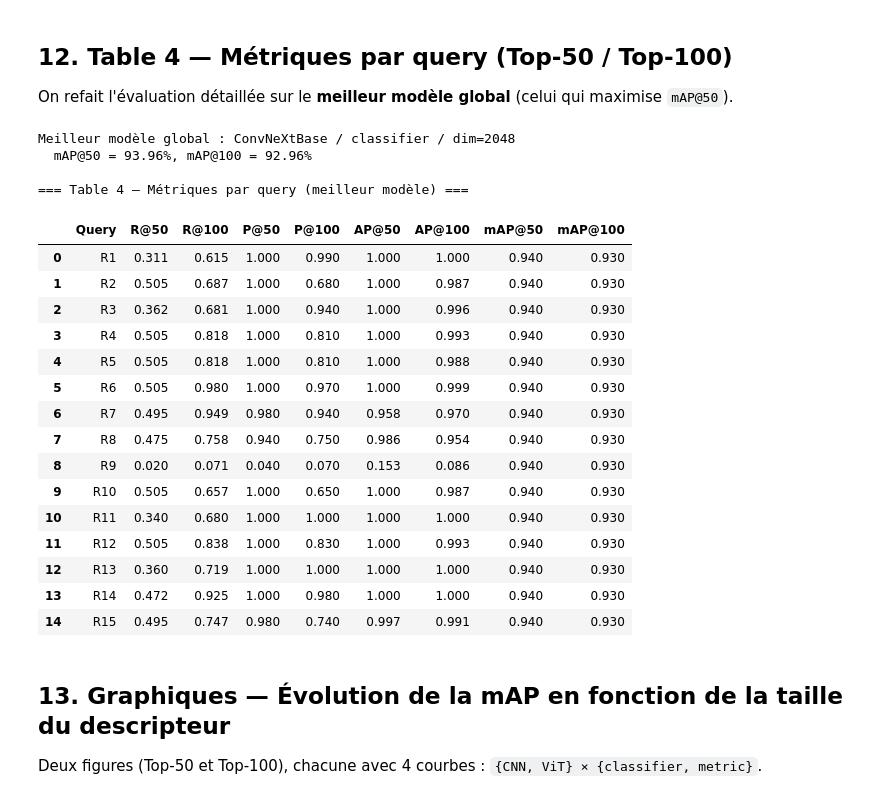
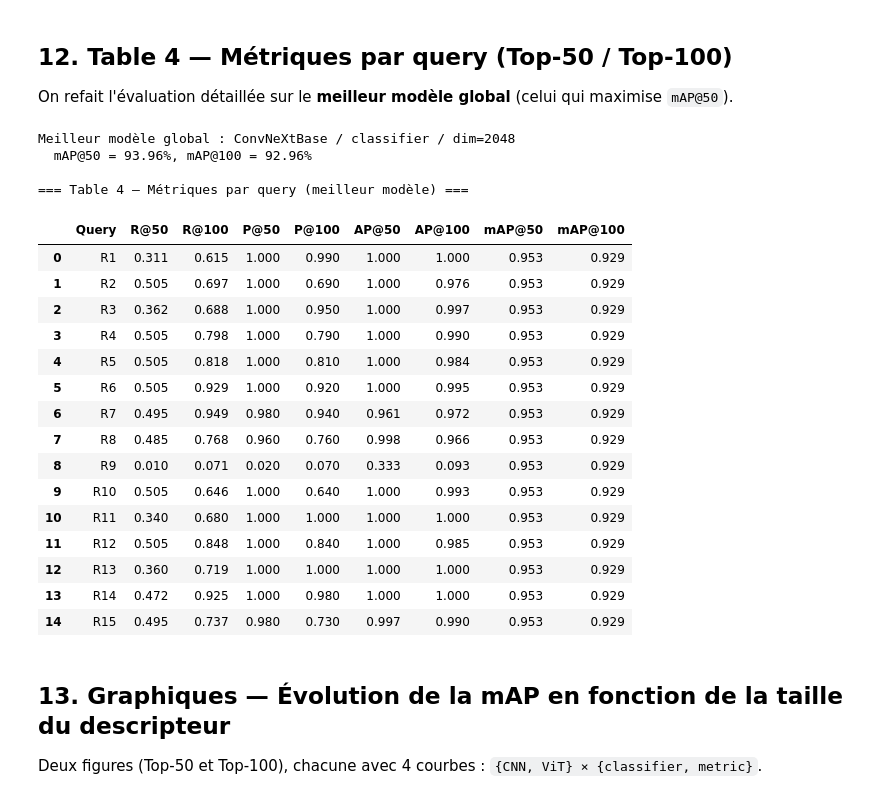
Before and after one commit to 16Flavio/Machine-and-DeepLearning-for-Multimedia-Retrieval, a Jupyter notebook: notebooks/01_descriptor_tests_DeepLearning.ipynb, the cells around one changed output. Drawn from its saved outputs; the diff is of its cells as text; code cells hidden in the pictures.

```diff
--- a/notebooks/01_descriptor_tests_DeepLearning.ipynb
+++ b/notebooks/01_descriptor_tests_DeepLearning.ipynb
@@ -849,57 +852,52 @@ cfg = BACKBONES[best_row["backbone"]]
 best_model = build_model(best_row["backbone"], best_row["mode"], int(best_row["embedding_size"]))
 ckpt = torch.load(best_row["checkpoint"], map_location=device, weights_only=False)
 best_model.load_state_dict(ckpt["model_state"])
 best_model = best_model.to(device).eval()
 
-_, _, _, _, _, _, _ = measure_index_and_search(
-    best_model, img_size=cfg["img_size"],
-    batch_size=cfg["batch_clf"] if best_row["mode"] == "classifier" else cfg["batch_met"],
-)
-
-gallery_loader, query_loader = build_eval_loaders(img_size=cfg["img_size"], batch_size=32)
-g_feats, g_labs = extract_embeddings(best_model, gallery_loader, use_tta=True)
-q_feats, q_labs = extract_embeddings(best_model, query_loader,   use_tta=True)
+gallery_loader, query_loader = build_eval_loaders(img_size=cfg["img_size"], batch_size=64, num_workers=0)
+g_feats, g_labs = extract_embeddings(best_model, gallery_loader, use_tta=False)
+q_feats, q_labs = extract_embeddings(best_model, query_loader,   use_tta=False)
 df_pq, summary = evaluate_retrieval(q_feats, g_feats, q_labs, g_labs, top_ks=(50, 100))
 
 table4 = pd.DataFrame({
-    "Query": [f"R{i+1}" for i in range(len(query_labels))],
+    "Query": [f"R{i+1}" for i in range(len(q_labs))],
     "R@50":   df_pq["R@50"].values,
     "R@100":  df_pq["R@100"].values,
     "P@50":   df_pq["P@50"].values,
     "P@100":  df_pq["P@100"].values,
     "AP@50":  df_pq["AP@50"].values,
     "AP@100": df_pq["AP@100"].values,
 })
 table4["mAP@50"]  = df_pq["AP@50"].mean()
 table4["mAP@100"] = df_pq["AP@100"].mean()
 
 print("\n=== Table 4 — Métriques par query (meilleur modèle) ===")
 display(table4.style.format({c: "{:.3f}" for c in table4.columns if c != "Query"}))
 table4.to_csv(RESULTS_DIR / "table4_per_query.csv", index=False)
 
 del best_model; gc.collect()
 if device.type == 'cuda': torch.cuda.empty_cache()
 # %% [output]
 Meilleur modèle global : ConvNeXtBase / classifier / dim=2048
   mAP@50 = 93.96%, mAP@100 = 92.96%
 
 === Table 4 — Métriques par query (meilleur modèle) ===
 |  | Query | R@50 | R@100 | P@50 | P@100 | AP@50 | AP@100 | mAP@50 | mAP@100 |
-| 0 | R1 | 0.311 | 0.615 | 1.000 | 0.990 | 1.000 | 1.000 | 0.940 | 0.930 |
-| 1 | R2 | 0.505 | 0.687 | 1.000 | 0.680 | 1.000 | 0.987 | 0.940 | 0.930 |
-| 2 | R3 | 0.362 | 0.681 | 1.000 | 0.940 | 1.000 | 0.996 | 0.940 | 0.930 |
-| 3 | R4 | 0.505 | 0.818 | 1.000 | 0.810 | 1.000 | 0.993 | 0.940 | 0.930 |
-| 4 | R5 | 0.505 | 0.818 | 1.000 | 0.810 | 1.000 | 0.988 | 0.940 | 0.930 |
-| 5 | R6 | 0.505 | 0.980 | 1.000 | 0.970 | 1.000 | 0.999 | 0.940 | 0.930 |
-| 6 | R7 | 0.495 | 0.949 | 0.980 | 0.940 | 0.958 | 0.970 | 0.940 | 0.930 |
-| 7 | R8 | 0.475 | 0.758 | 0.940 | 0.750 | 0.986 | 0.954 | 0.940 | 0.930 |
-| 8 | R9 | 0.020 | 0.071 | 0.040 | 0.070 | 0.153 | 0.086 | 0.940 | 0.930 |
-| 9 | R10 | 0.505 | 0.657 | 1.000 | 0.650 | 1.000 | 0.987 | 0.940 | 0.930 |
-| 10 | R11 | 0.340 | 0.680 | 1.000 | 1.000 | 1.000 | 1.000 | 0.940 | 0.930 |
-| 11 | R12 | 0.505 | 0.838 | 1.000 | 0.830 | 1.000 | 0.993 | 0.940 | 0.930 |
-| 12 | R13 | 0.360 | 0.719 | 1.000 | 1.000 | 1.000 | 1.000 | 0.940 | 0.930 |
-| 13 | R14 | 0.472 | 0.925 | 1.000 | 0.980 | 1.000 | 1.000 | 0.940 | 0.930 |
-| 14 | R15 | 0.495 | 0.747 | 0.980 | 0.740 | 0.997 | 0.991 | 0.940 | 0.930 |
+| 0 | R1 | 0.311 | 0.615 | 1.000 | 0.990 | 1.000 | 1.000 | 0.953 | 0.929 |
+| 1 | R2 | 0.505 | 0.697 | 1.000 | 0.690 | 1.000 | 0.976 | 0.953 | 0.929 |
+| 2 | R3 | 0.362 | 0.688 | 1.000 | 0.950 | 1.000 | 0.997 | 0.953 | 0.929 |
+| 3 | R4 | 0.505 | 0.798 | 1.000 | 0.790 | 1.000 | 0.990 | 0.953 | 0.929 |
+| 4 | R5 | 0.505 | 0.818 | 1.000 | 0.810 | 1.000 | 0.984 | 0.953 | 0.929 |
+| 5 | R6 | 0.505 | 0.929 | 1.000 | 0.920 | 1.000 | 0.995 | 0.953 | 0.929 |
+| 6 | R7 | 0.495 | 0.949 | 0.980 | 0.940 | 0.961 | 0.972 | 0.953 | 0.929 |
+| 7 | R8 | 0.485 | 0.768 | 0.960 | 0.760 | 0.998 | 0.966 | 0.953 | 0.929 |
+| 8 | R9 | 0.010 | 0.071 | 0.020 | 0.070 | 0.333 | 0.093 | 0.953 | 0.929 |
+| 9 | R10 | 0.505 | 0.646 | 1.000 | 0.640 | 1.000 | 0.993 | 0.953 | 0.929 |
+| 10 | R11 | 0.340 | 0.680 | 1.000 | 1.000 | 1.000 | 1.000 | 0.953 | 0.929 |
+| 11 | R12 | 0.505 | 0.848 | 1.000 | 0.840 | 1.000 | 0.985 | 0.953 | 0.929 |
+| 12 | R13 | 0.360 | 0.719 | 1.000 | 1.000 | 1.000 | 1.000 | 0.953 | 0.929 |
+| 13 | R14 | 0.472 | 0.925 | 1.000 | 0.980 | 1.000 | 1.000 | 0.953 | 0.929 |
+| 14 | R15 | 0.495 | 0.737 | 0.980 | 0.730 | 0.997 | 0.990 | 0.953 | 0.929 |
 # %% [markdown]
 ## 13. Graphiques — Évolution de la mAP en fonction de la taille du descripteur
 
```
Also changed, not shown: parts of 7 cells of this notebook, 3 other files.
